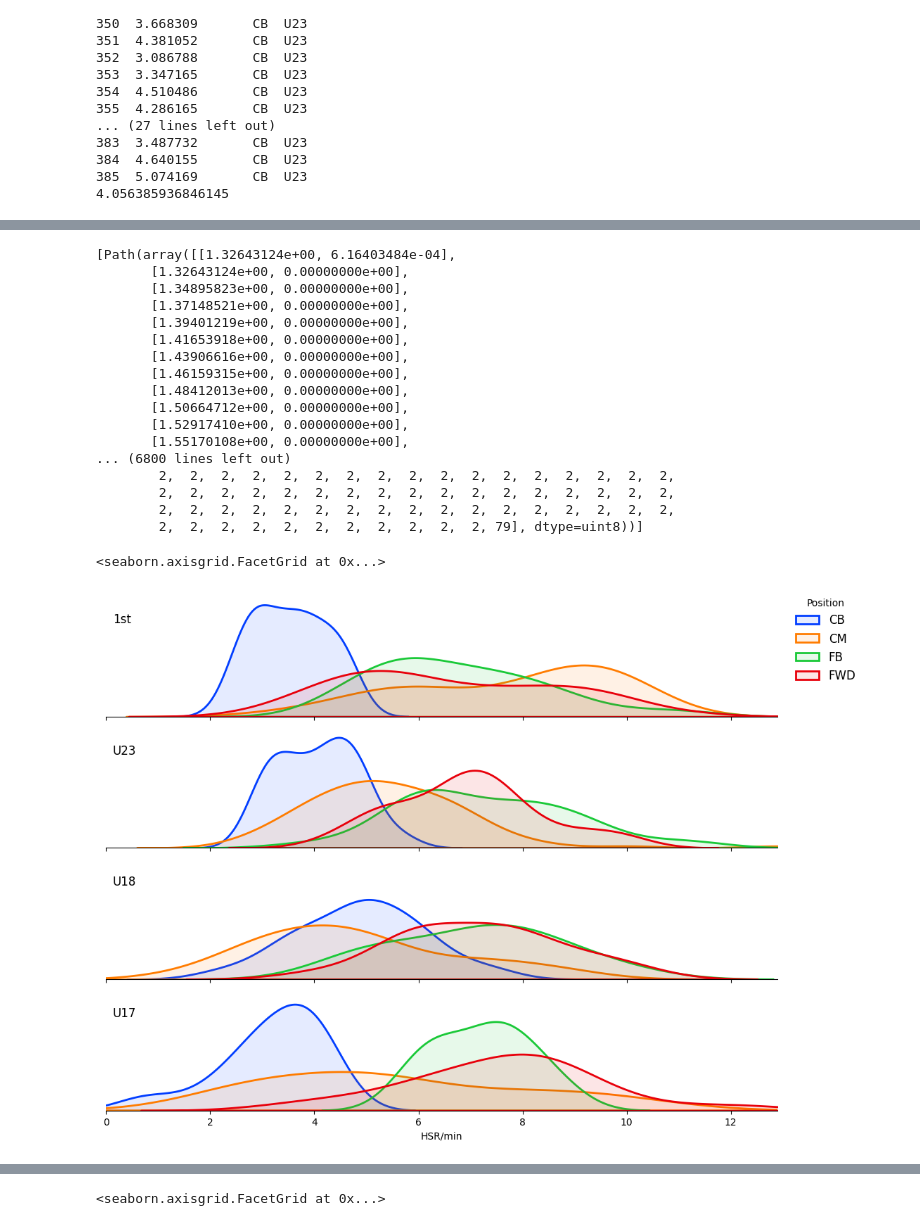
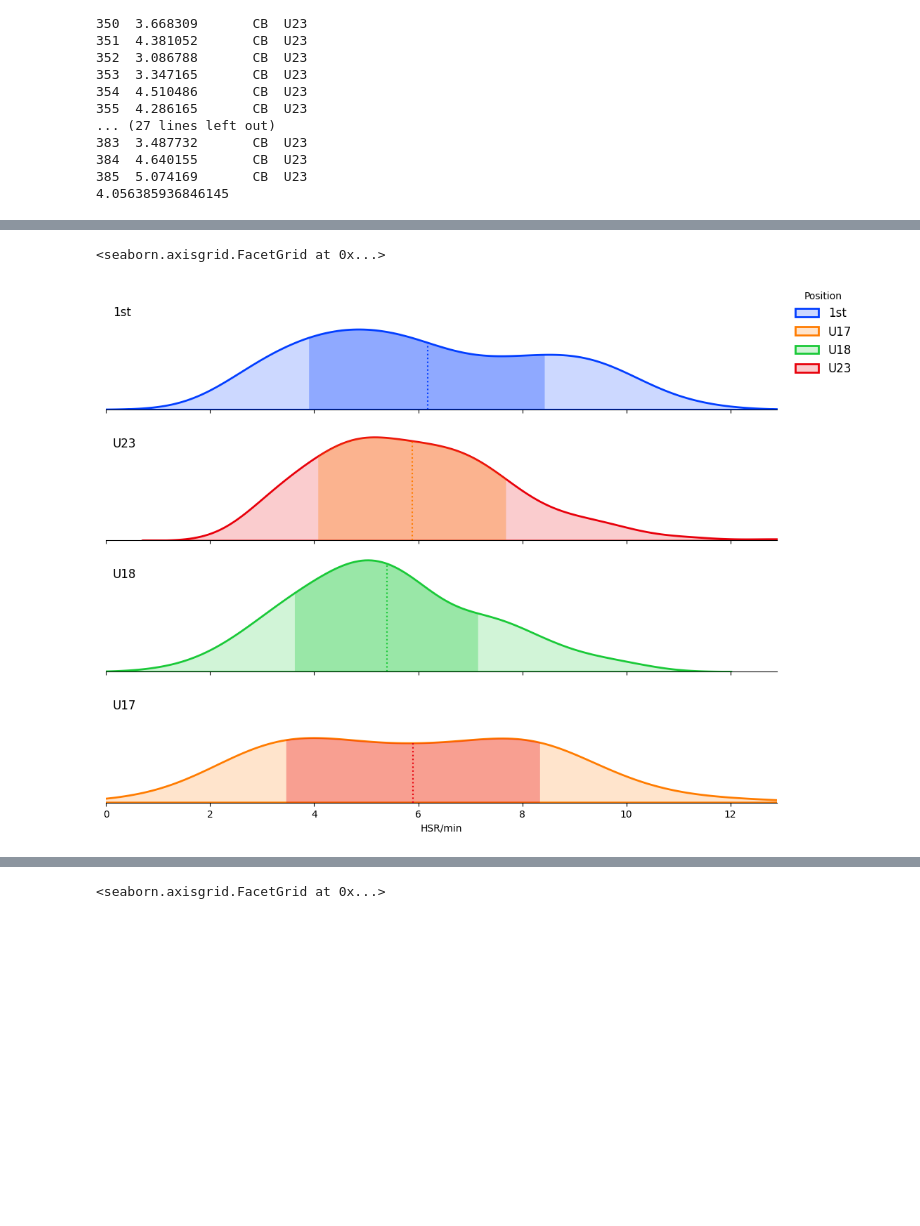
Before and after one commit to JTPiingtoh/GPSproject, a Jupyter notebook: ridgelineplot.ipynb, the cells around one changed output, grey strips where cells are left out. Drawn from its saved outputs; the diff is of its cells as text; code cells hidden in the pictures; blank space fills up the shorter version.

Commit message:
Ridge plots with means added

```diff
--- a/ridgelineplot.ipynb
+++ b/ridgelineplot.ipynb
@@ -109,3 +149,3 @@ print(mean)
 # %%
 # Setting the color pallete
-sns.set_palette("bright")
+pallete = sns.set_palette("bright")
@@ -112,57 +201,49 @@ sns.set_palette("bright")
 # %%
-g = sns.FacetGrid(df, row="team", hue="position", row_order=["1st", "U23", "U18", "U17"], height=2, aspect=5)
-g.map(sns.kdeplot, measure, bw_adjust=1, fill=True, alpha=.1, lw=2)
+g = sns.FacetGrid(df, row="team", hue="team", row_order=["1st", "U23", "U18", "U17"], height=2, aspect=5)
+g.map(sns.kdeplot, measure, bw_adjust=1, fill=True, alpha=.2, lw=2)
 
 
 for i, ax in enumerate(g.axes.flat):
     ax.text(0.01, 0.8, g.row_names[i],
             fontsize=12, transform = ax.transAxes)
     ax.set_xlim(0, max(df[measure]))
 
-    # add mean lines
-    for position in positions:
-        df_position_team = df[(df["position"] == position) & (df["team"] == g.row_names[i])]
-        mean = df_position_team[measure].mean()
+# add mean lines
+for i, ax in enumerate(g.axes.flat):
+    for j, collection in enumerate(ax.collections):
+
+        # Mean required to calulate x position of mean line
+        df_p = df[ (df["team"] == g.row_names[i])]
+        mean = df_p[measure].mean()
+        stdv = np.std(df_p[measure])
+
+        # vertices need to have y=0 coords filtered out for interp to work
+        vertices = collection.get_paths()[0].vertices
+        vertices = vertices[vertices.T[1] > 0]
+
+        # bubble sort to reduce risk of stack overflow?
+        x_coords, y_coords = bubblesort_by_x(vertices.T[0], vertices.T[1])
+        mean_height = np.interp(mean, x_coords, y_coords)
+        stdm_height = np.interp(mean - stdv, x_coords, y_coords)
+        stdp_height = np.interp(mean + stdv, x_coords, y_coords)
+
+        ax.vlines(mean,0,mean_height, ls=":", colors=sns.color_palette("bright")[i])
+        ax.fill_between(x_coords, 0, y_coords, where=(mean - stdv <= x_coords) & (x_coords <= mean + stdv), interpolate=False, facecolor=sns.color_palette("bright")[i], alpha=0.3)
+
+        # ax.vlines(mean - stdv,0,stdm_height, ls=":", colors=sns.color_palette("bright")[j])
+        # ax.vlines(mean + stdv,0,stdp_height, ls=":", colors=sns.color_palette("bright")[j])
 
 
-        # height = np.interp(mean, line_data[0], line_data[1])
-
-        #Height of line needed at that position's mean
-
-        # Search for team and pos's data for first x axis where
-
-
-for ax in g.axes.flat:
-    for cols in ax.collections:
-        paths = cols.get_paths()
-        print(paths)
 
 # Set the subplots to overlap
 g.figure.subplots_adjust(hspace=-.5)
 
 # Remove axes details that don't play well with overlap
 g.set_titles("")
 g.set(yticks=[], ylabel="")
 g.despine(bottom=False, left=True)
 g.add_legend(title="Position", loc="upper right", fontsize=12)
 g.refline(y=0, linewidth=0.5, linestyle="-", color=None, clip_on=False)
 # %% [output]
-[Path(array([[1.32643124e+00, 6.16403484e-04],
-       [1.32643124e+00, 0.00000000e+00],
-       [1.34895823e+00, 0.00000000e+00],
-       [1.37148521e+00, 0.00000000e+00],
-       [1.39401219e+00, 0.00000000e+00],
-       [1.41653918e+00, 0.00000000e+00],
-       [1.43906616e+00, 0.00000000e+00],
-       [1.46159315e+00, 0.00000000e+00],
-       [1.48412013e+00, 0.00000000e+00],
-       [1.50664712e+00, 0.00000000e+00],
-       [1.52917410e+00, 0.00000000e+00],
-       [1.55170108e+00, 0.00000000e+00],
-... (6800 lines left out)
-        2,  2,  2,  2,  2,  2,  2,  2,  2,  2,  2,  2,  2,  2,  2,  2,  2,
-        2,  2,  2,  2,  2,  2,  2,  2,  2,  2,  2,  2,  2,  2,  2,  2,  2,
-        2,  2,  2,  2,  2,  2,  2,  2,  2,  2,  2,  2,  2,  2,  2,  2,  2,
-        2,  2,  2,  2,  2,  2,  2,  2,  2,  2,  2, 79], dtype=uint8))]
+<seaborn.axisgrid.FacetGrid at 0x...>
-<seaborn.axisgrid.FacetGrid at 0x...>
-[figure, old version]
+[figure, new version]
```
Also changed, not shown: parts of 5 cells of this notebook, 2 other files.
